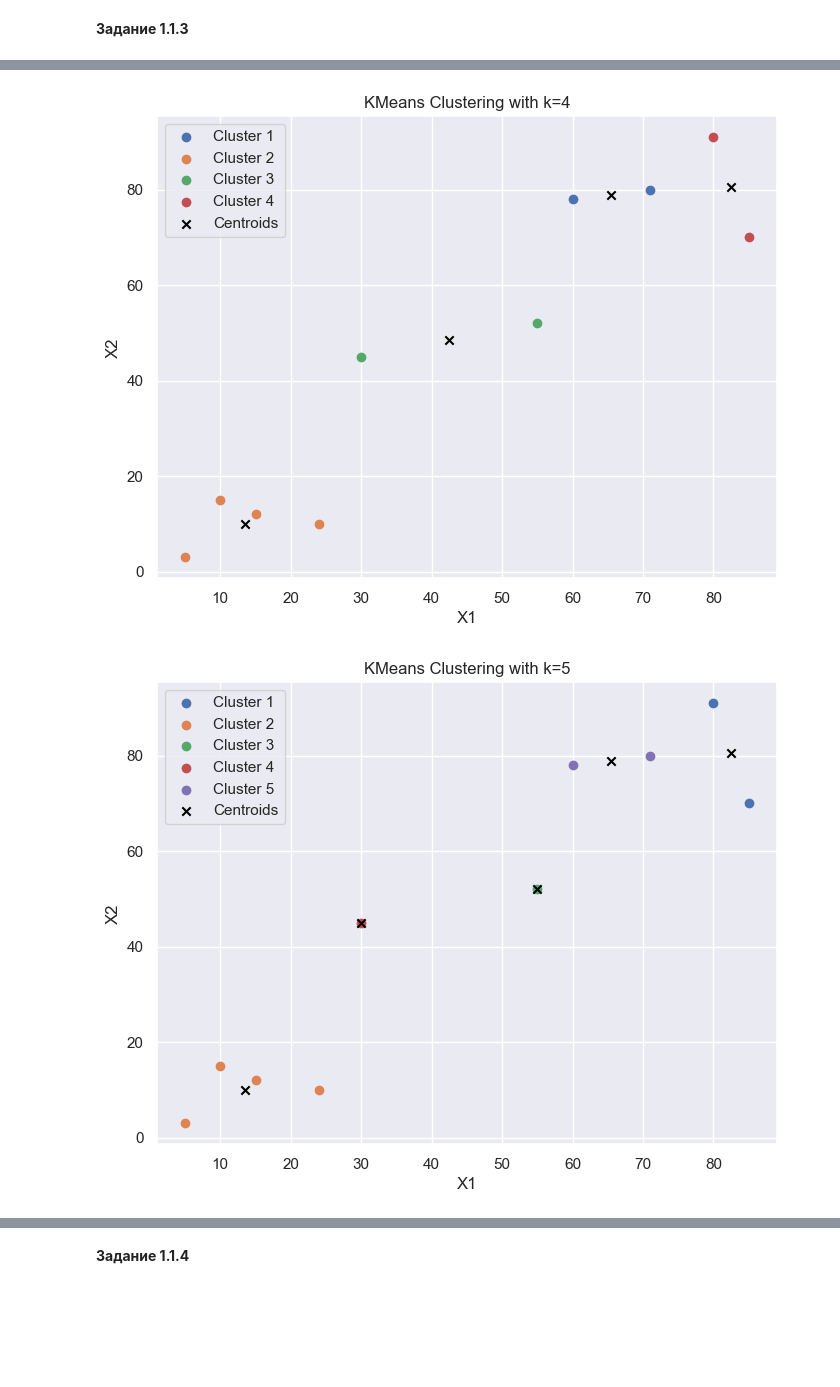
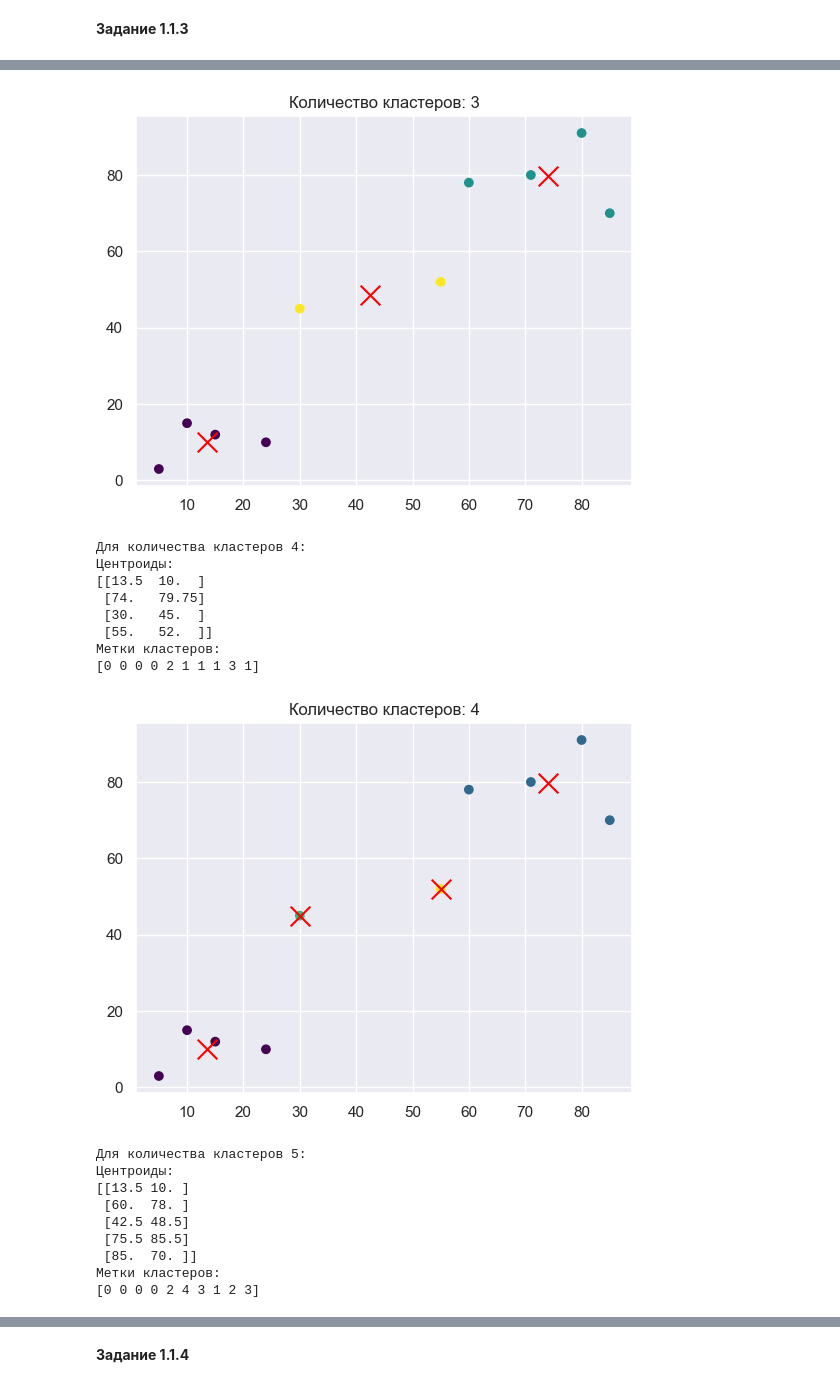
Before and after one commit to ivalukyan/workbook-ml, a Jupyter notebook: src/Workbook8_Lukyanov_I.ipynb, the cells around one changed output, grey strips where cells are left out. Saved outputs shown, nothing was run; the diff lists cells and outputs as text; code cells hidden in the pictures; blank space fills up the shorter version.

```diff
--- a/src/Workbook8_Lukyanov_I.ipynb
+++ b/src/Workbook8_Lukyanov_I.ipynb
@@ -70,29 +70,38 @@ import numpy as np
 from sklearn.cluster import KMeans
 import matplotlib.pyplot as plt
 
+# Заданный массив данных
+X = np.array([[5,3],
+              [10,15],
+              [15,12],
+              [24,10],
+              [30,45],
+              [85,70],
+              [71,80],
+              [60,78],
+              [55,52],
+              [80,91]])
 
-X = np.array([[5,3], [10,15], [15,12], [24,10], [30,45], [85,70], [71,80], [60,78], [55,52], [80,91]])
+# Экспериментируем с количеством кластеров от 1 до 6
+num_clusters = [1, 2, 3, 4, 5, 6]
 
-
-def kmeans_clustering(k):
+# Для каждого количества кластеров проводим кластерный анализ и выводим результаты
+for k in num_clusters:
     kmeans = KMeans(n_clusters=k)
     kmeans.fit(X)
-
+    centroids = kmeans.cluster_centers_
     labels = kmeans.labels_
 
-    centroids = kmeans.cluster_centers_
+    print(f"Для количества кластеров {k}:")
+    print("Центроиды:")
+    print(centroids)
+    print("Метки кластеров:")
+    print(labels)
 
-    plt.figure(figsize=(8, 6))
-    for i in range(k):
-        cluster_points = X[labels == i]
-        plt.scatter(cluster_points[:, 0], cluster_points[:, 1], label=f'Cluster {i+1}')
-    plt.scatter(centroids[:, 0], centroids[:, 1], color='black', marker='x', label='Centroids')
-    plt.title(f'KMeans Clustering with k={k}')
-    plt.xlabel('X1')
-    plt.ylabel('X2')
-    plt.legend()
-    plt.show()
-
-for k in range(2, 6):
-    kmeans_clustering(k)
+    # Визуализация кластеров (только для двухмерных данных)
+    if X.shape[1] == 2:
+        plt.scatter(X[:,0], X[:,1], c=labels, cmap='viridis')
+        plt.scatter(centroids[:,0], centroids[:,1], marker='x', s=200, c='red')
+        plt.title(f"Количество кластеров: {k}")
+        plt.show()
 # %% [output]
@@ -101,2 +128,19 @@ for k in range(2, 6):
-[figure, old version]
+[figure, new version]
+Для количества кластеров 4:
+Центроиды:
+[[13.5  10.  ]
+ [74.   79.75]
+ [30.   45.  ]
+ [55.   52.  ]]
+Метки кластеров:
+[0 0 0 0 2 1 1 1 3 1]
-[figure, old version]
+[figure, new version]
+Для количества кластеров 5:
+Центроиды:
+[[13.5 10. ]
+ [60.  78. ]
+ [42.5 48.5]
+ [75.5 85.5]
+ [85.  70. ]]
+Метки кластеров:
+[0 0 0 0 2 4 3 1 2 3]
```
Also changed, not shown: parts of 11 cells of this notebook.
